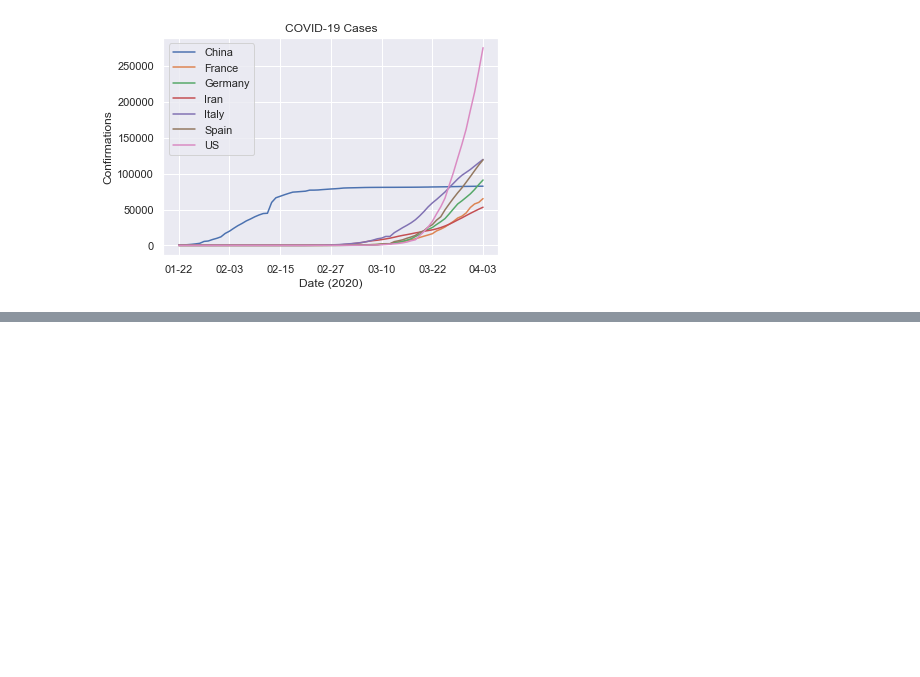
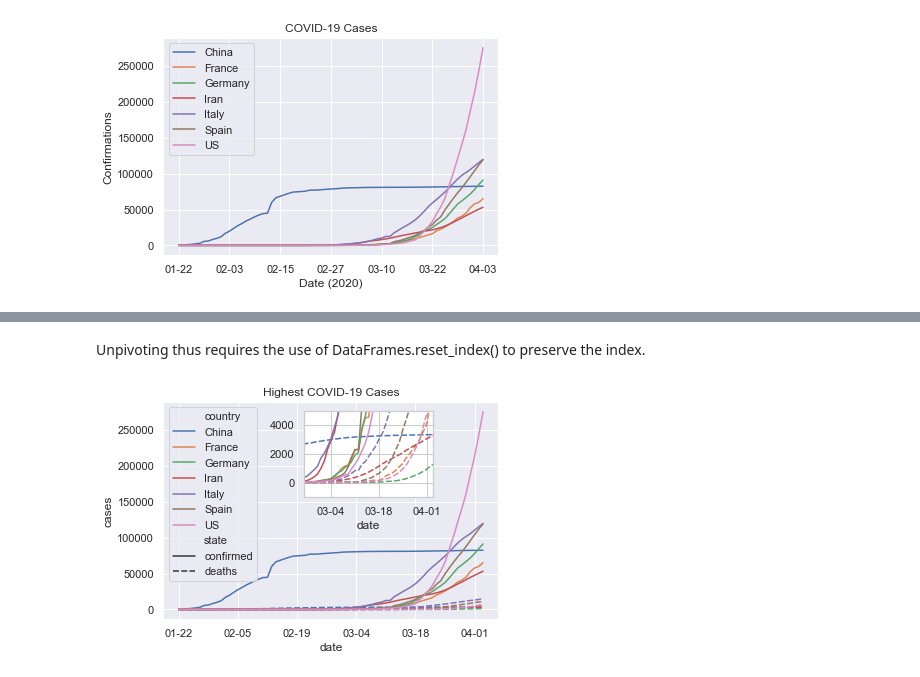
Before and after one commit to ilknarf/covid_graph, a Jupyter notebook: pandas_test.ipynb, the cells around one changed output, grey strips where cells are left out. Cells and saved outputs as stored; diff of their text form; code cells hidden in the pictures; blank space fills up the shorter version.

Commit message:
updated with another visualization

```diff
--- a/pandas_test.ipynb
+++ b/pandas_test.ipynb
@@ -30,8 +33,8 @@ d['date'] = pd.to_datetime(d['date'], format="%Y-%m-%d").dt.strftime('%m-%d')
 # %% [markdown]
 Converting the date to a `datetime` object adds zeroes to the day. I couldn't get the graph to render correctly when taking a slice.
 # %%
-d = d.pivot(index='date', columns = 'country', values='confirmed')
-d
+dp = d.pivot(index='date', columns = 'country', values='confirmed')
+dp
 # %% [output]
 | country | China | France | Germany | Iran | Italy | Spain | US |
 | date |  |  |  |  |  |  |  |
@@ -76,0 +81,5 @@ _ = p.set_title('COVID-19 Cases')
+# %%
+dd = d.pivot(index='date', columns = 'country', values=['confirmed', 'deaths'])
+
+us = pd.DataFrame(dd.stack(1))
+us.index
@@ -76,0 +116,2 @@ _ = p.set_title('COVID-19 Cases')
+# %%
+us = us.reset_index(col_fill='country')
@@ -76,0 +120,2 @@ _ = p.set_title('COVID-19 Cases')
+# %%
+us = us.melt(id_vars=['date', 'country'], var_name='state')
@@ -76,0 +131,18 @@ _ = p.set_title('COVID-19 Cases')
+# %% [markdown]
+Unpivoting thus requires the use of DataFrames.reset_index() to preserve the index.
+# %%
+p2 = sns.lineplot(data=us, x='date', y='value', hue='country', style='state')
+
+_ = p2.set_xticks(us['date'].unique()[::14])
+_ = p2.set_ylabel('cases')
+_ = p2.set_title('Highest COVID-19 Cases')
+
+with sns.axes_style('whitegrid'):
+    ax2 = plt.axes([.45, .55, .3, .3])
+    p2s = sns.lineplot(data=us, x='date', y='value', hue='country', style='state', ax=ax2, legend=False,)
+    _ = p2s.set_xticks(us['date'].unique()[42::14])
+    _ = p2s.set_xlim(['02-25', '04-03'])
+    _ = p2s.set_ylim([-1000, 5000])
+    _ = p2s.set_ylabel("")
+# %% [output]
+[figure, added]
```
Also changed, not shown: parts of 12 cells of this notebook.
